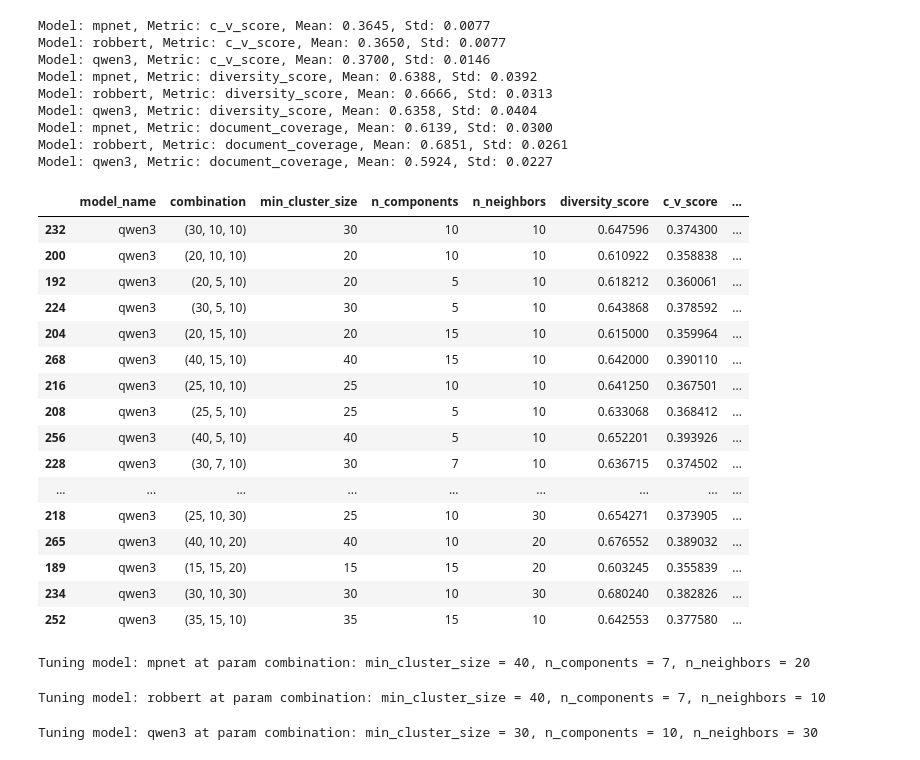
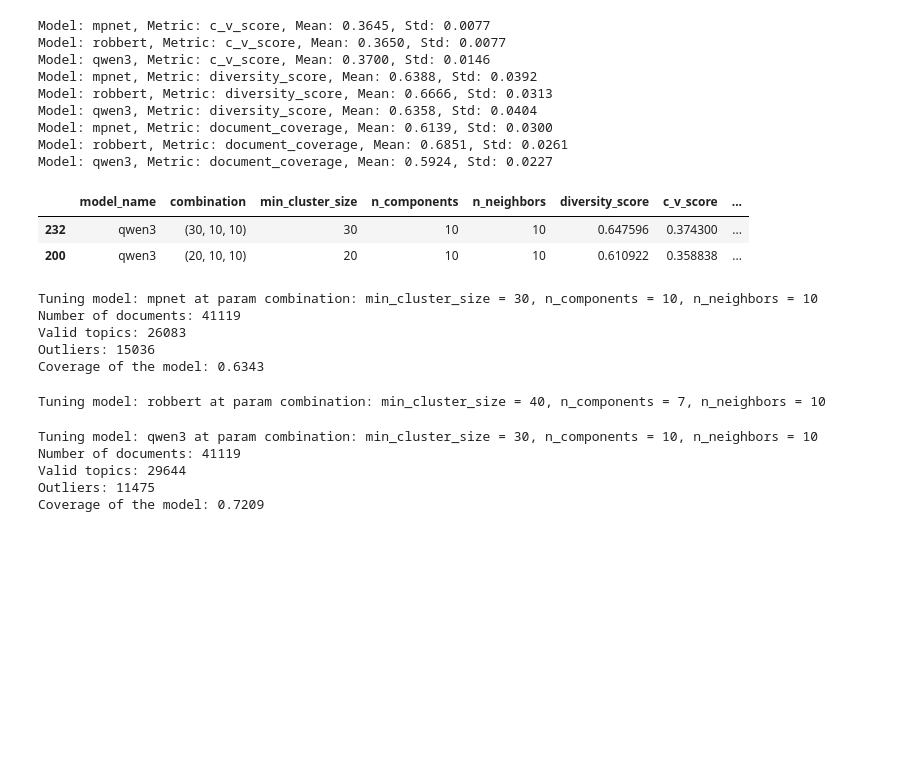
Before and after one commit to MaastrichtU-CDS/MyIBDcoachNLP, a Jupyter notebook: new_analysis/notebooks/evaluate_and_visualize.ipynb, the cells around one changed output. Drawn from its saved outputs; the diff is of its cells as text; code cells hidden in the pictures; blank space fills up the shorter version.

```diff
--- a/new_analysis/notebooks/evaluate_and_visualize.ipynb
+++ b/new_analysis/notebooks/evaluate_and_visualize.ipynb
@@ -294,27 +294,13 @@ Model: robbert, Metric: document_coverage, Mean: 0.6851, Std: 0.0261
 Model: qwen3, Metric: document_coverage, Mean: 0.5924, Std: 0.0227
 # %%
 # rank by "diversity_score" followed by "document_coverage" in the df
-df_sorted = df_inrange.sort_values(by="document_coverage", ascending=[False])
-# filter out document_coverage < 0.7
-df_sorted = df_sorted[df_sorted["document_coverage"] >= 0.60]
+df_sorted = df_inrange.sort_values(by="diversity_score", ascending=[False])
+# filter out document_coverage < 0.6
+df_sorted = df_sorted[df_sorted["document_coverage"] >= 0.63]
 df_sorted[df_sorted["model_name"] == "qwen3"]
 # %% [output]
 |  | model_name | combination | min_cluster_size | n_components | n_neighbors | diversity_score | c_v_score | ... |
 | 232 | qwen3 | (30, 10, 10) | 30 | 10 | 10 | 0.647596 | 0.374300 | ... |
 | 200 | qwen3 | (20, 10, 10) | 20 | 10 | 10 | 0.610922 | 0.358838 | ... |
-| 192 | qwen3 | (20, 5, 10) | 20 | 5 | 10 | 0.618212 | 0.360061 | ... |
-| 224 | qwen3 | (30, 5, 10) | 30 | 5 | 10 | 0.643868 | 0.378592 | ... |
-| 204 | qwen3 | (20, 15, 10) | 20 | 15 | 10 | 0.615000 | 0.359964 | ... |
-| 268 | qwen3 | (40, 15, 10) | 40 | 15 | 10 | 0.642000 | 0.390110 | ... |
-| 216 | qwen3 | (25, 10, 10) | 25 | 10 | 10 | 0.641250 | 0.367501 | ... |
-| 208 | qwen3 | (25, 5, 10) | 25 | 5 | 10 | 0.633068 | 0.368412 | ... |
-| 256 | qwen3 | (40, 5, 10) | 40 | 5 | 10 | 0.652201 | 0.393926 | ... |
-| 228 | qwen3 | (30, 7, 10) | 30 | 7 | 10 | 0.636715 | 0.374502 | ... |
-| ... | ... | ... | ... | ... | ... | ... | ... | ... |
-| 218 | qwen3 | (25, 10, 30) | 25 | 10 | 30 | 0.654271 | 0.373905 | ... |
-| 265 | qwen3 | (40, 10, 20) | 40 | 10 | 20 | 0.676552 | 0.389032 | ... |
-| 189 | qwen3 | (15, 15, 20) | 15 | 15 | 20 | 0.603245 | 0.355839 | ... |
-| 234 | qwen3 | (30, 10, 30) | 30 | 10 | 30 | 0.680240 | 0.382826 | ... |
-| 252 | qwen3 | (35, 15, 10) | 35 | 15 | 10 | 0.642553 | 0.377580 | ... |
 # %%
 # best configuration for each model are:
@@ -355,6 +341,15 @@ bertopic_settings = {
 # %%
 from bertopic import BERTopic
 import numpy as np
+# function to calculate coverage
+def get_coverage(topic_model):
+    """Calculate the proportion of documents assigned to valid topics (topic != -1)."""
+    topics = topic_model.topics_
+    print(f"Number of documents: {len(topics)}")
+    valid_topic_count = sum(1 for topic in topics if topic != -1)
+    print(f"Valid topics: {valid_topic_count}")
+    print(f"Outliers: {len(topics) - valid_topic_count}")
+    return valid_topic_count / len(topics)
 
 # fit the best mpnet model with the best parameters
 # access the three params
@@ -370,8 +365,14 @@ topic_model_mpnet.umap_model = UMAP(n_neighbors=n_neighbors, n_components=n_comp
 print(f"Tuning model: mpnet at param combination: min_cluster_size = {min_cluster_size}, n_components = {n_components}, n_neighbors = {n_neighbors}")
 
 topics_mpnet, probs_mpnet = topic_model_mpnet.fit_transform(sentences, embeddings)
+coverage_mpnet = get_coverage(topic_model_mpnet)
+print(f"Coverage of the model: {coverage_mpnet:.4f}")
 # %% [output]
-Tuning model: mpnet at param combination: min_cluster_size = 40, n_components = 7, n_neighbors = 20
+Tuning model: mpnet at param combination: min_cluster_size = 30, n_components = 10, n_neighbors = 10
+Number of documents: 41119
+Valid topics: 26083
+Outliers: 15036
+Coverage of the model: 0.6343
 # %%
 from bertopic import BERTopic
 import numpy as np
@@ -412,8 +413,14 @@ topic_model_qwen3.umap_model = UMAP(n_neighbors=n_neighbors, n_components=n_comp
 print(f"Tuning model: qwen3 at param combination: min_cluster_size = {min_cluster_size}, n_components = {n_components}, n_neighbors = {n_neighbors}")
 
 topics_qwen3, probs_qwen3 = topic_model_qwen3.fit_transform(sentences, embeddings)
+coverage_qwen3 = get_coverage(topic_model_qwen3)
+print(f"Coverage of the model: {coverage_qwen3:.4f}")
 # %% [output]
-Tuning model: qwen3 at param combination: min_cluster_size = 30, n_components = 10, n_neighbors = 30
+Tuning model: qwen3 at param combination: min_cluster_size = 30, n_components = 10, n_neighbors = 10
+Number of documents: 41119
+Valid topics: 29644
+Outliers: 11475
+Coverage of the model: 0.7209
 # %%
 topic_info_mpnet = topic_model_mpnet.get_topic_info()
 topic_info_robbert = topic_model_robbert.get_topic_info()
```
Also changed, not shown: parts of 6 cells of this notebook, 2 other files.
